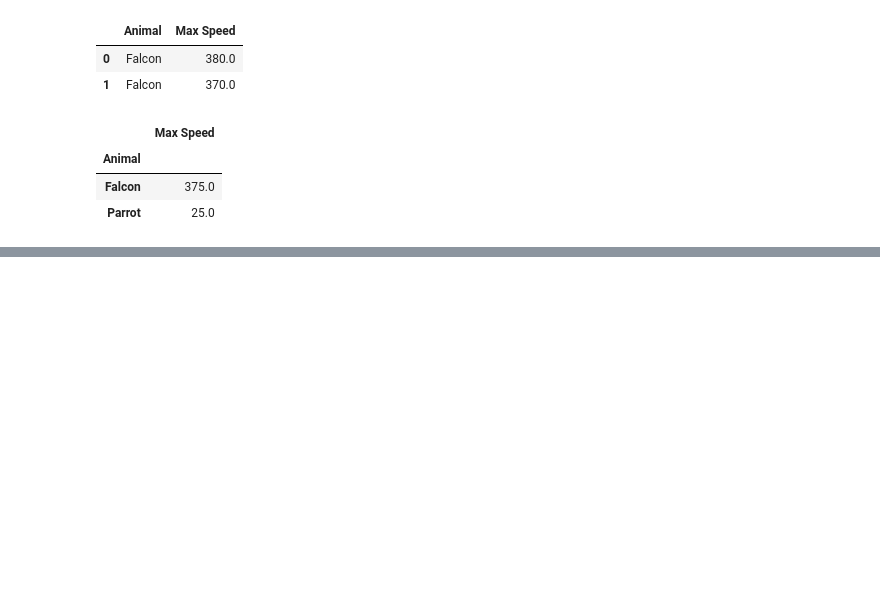
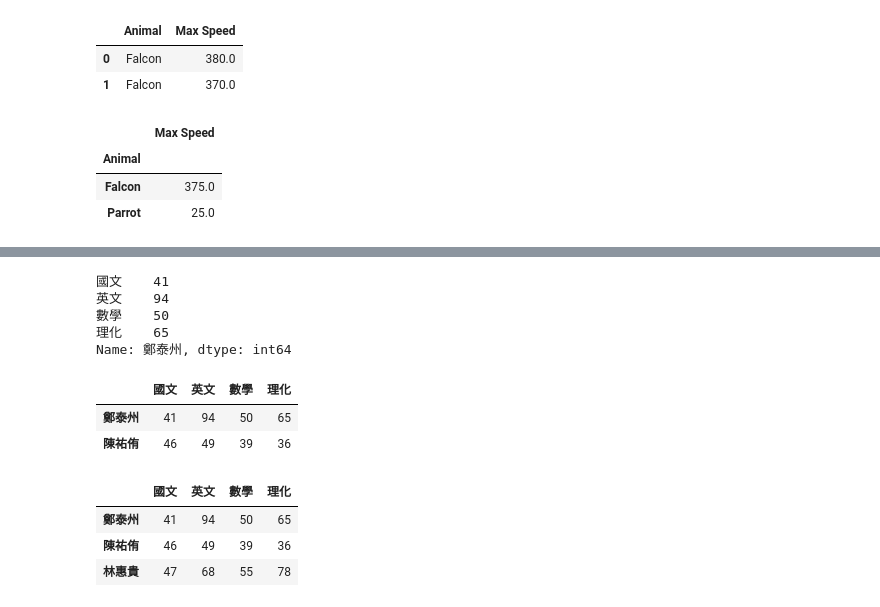
Before and after one commit to mccoy0928/20220702-Python, a Jupyter notebook: DataFrame簡單操作.ipynb, the cells around one changed output, grey strips where cells are left out. Cells and saved outputs as stored; diff of their text form; code cells hidden in the pictures; blank space fills up the shorter version.

```diff
--- a/DataFrame簡單操作.ipynb
+++ b/DataFrame簡單操作.ipynb
@@ -300,0 +361,21 @@ groups.mean()
+# %%
+df.iloc[3]
+# %% [output]
+國文    41
+英文    94
+數學    50
+理化    65
+Name: 鄭泰州, dtype: int64
+# %%
+df.iloc[3:5]
+# %% [output]
+|  | 國文 | 英文 | 數學 | 理化 |
+| 鄭泰州 | 41 | 94 | 50 | 65 |
+| 陳祐侑 | 46 | 49 | 39 | 36 |
+# %%
+df.loc['鄭泰州':'林惠貴']
+# %% [output]
+|  | 國文 | 英文 | 數學 | 理化 |
+| 鄭泰州 | 41 | 94 | 50 | 65 |
+| 陳祐侑 | 46 | 49 | 39 | 36 |
+| 林惠貴 | 47 | 68 | 55 | 78 |
```
Also changed, not shown: parts of 11 cells of this notebook.
